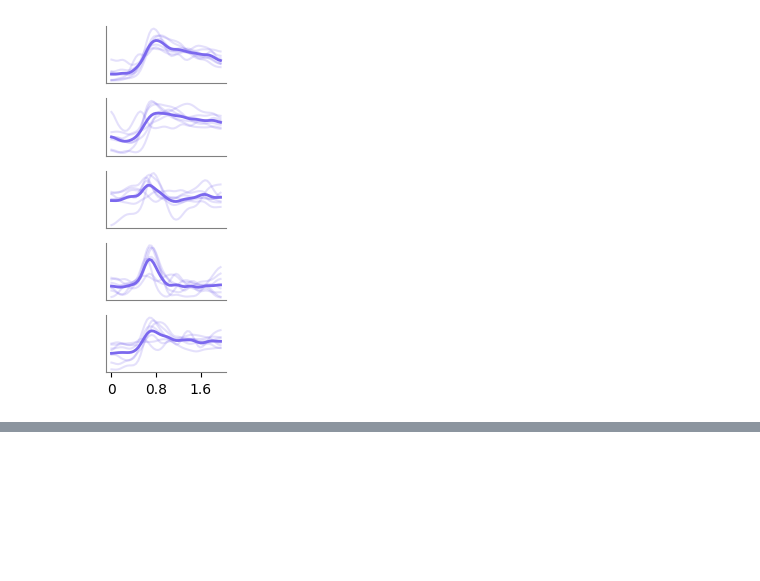
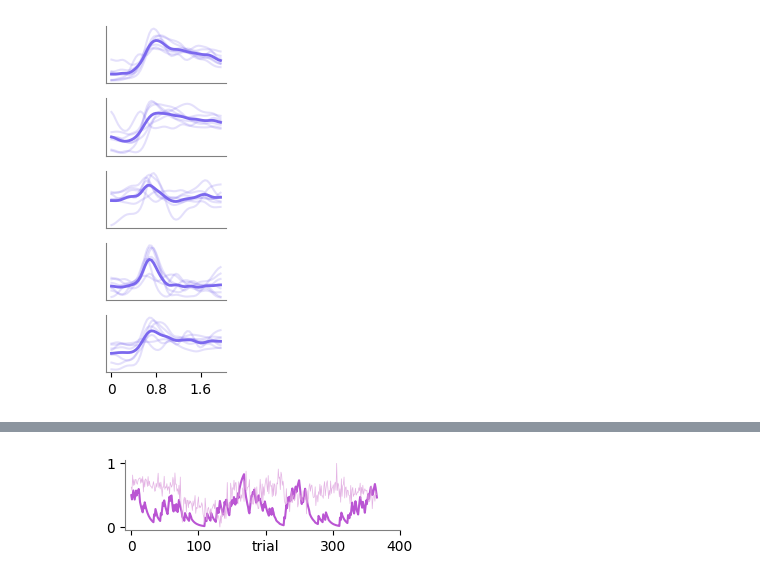
Before and after one commit to yzhang511/neural_decoding, a Jupyter notebook: biorxiv_plots/biorxiv_fig1.ipynb, the cells around one changed output, grey strips where cells are left out. Saved outputs shown, nothing was run; the diff lists cells and outputs as text; code cells hidden in the pictures; blank space fills up the shorter version.

```diff
--- a/biorxiv_plots/biorxiv_fig1.ipynb
+++ b/biorxiv_plots/biorxiv_fig1.ipynb
@@ -237,0 +391,34 @@ plt.savefig("./plots/demixed_tca.png", dpi=200)
+# %%
+prior = Y_dict[pids[0]]
+# %%
+from sklearn.linear_model import Ridge
+from sklearn.model_selection import KFold
+X = X_dict[pids[0]]
+K, C, T = X.shape
+
+preds = []
+kf = KFold(n_splits=5, random_state=None, shuffle=False)
+for i, (train, test) in enumerate(kf.split(X)):
+    X_train, X_test = X[train], X[test]
+    y_train, y_test = prior[train], choices[test]
+    lr = Ridge(alpha=1e3)
+    lr.fit(X_train.reshape(-1,C*T), y_train)
+    y_pred = lr.predict(X_test.reshape(-1,C*T))
+    preds.append(y_pred)
+preds = np.hstack(preds)
+# %%
+preds = (preds - preds.min()) / (preds.max() - preds.min())
+# %%
+fig, axes = plt.subplots(1,1,figsize=(3.5, 1.25))
+axes.plot(prior, c="mediumorchid")
+axes.set_xticks([], [])
+axes.set_xlim(-10, 380)
+axes.plot(1-preds, c="plum", alpha=.8, linewidth=.5)
+axes.set_xticks([0, 100, 200, 300, 400], [0, 100, "trial", 300, 400])
+axes.spines[['right', 'top']].set_visible(False)
+axes.spines['bottom'].set_color('grey')
+axes.spines['left'].set_color('grey')
+plt.tight_layout()
+plt.savefig("./plots/example_prior_1.png", dpi=200)
+# %% [output]
+[figure, added]
```
Also changed, not shown: parts of 9 cells of this notebook, 1 other file.
